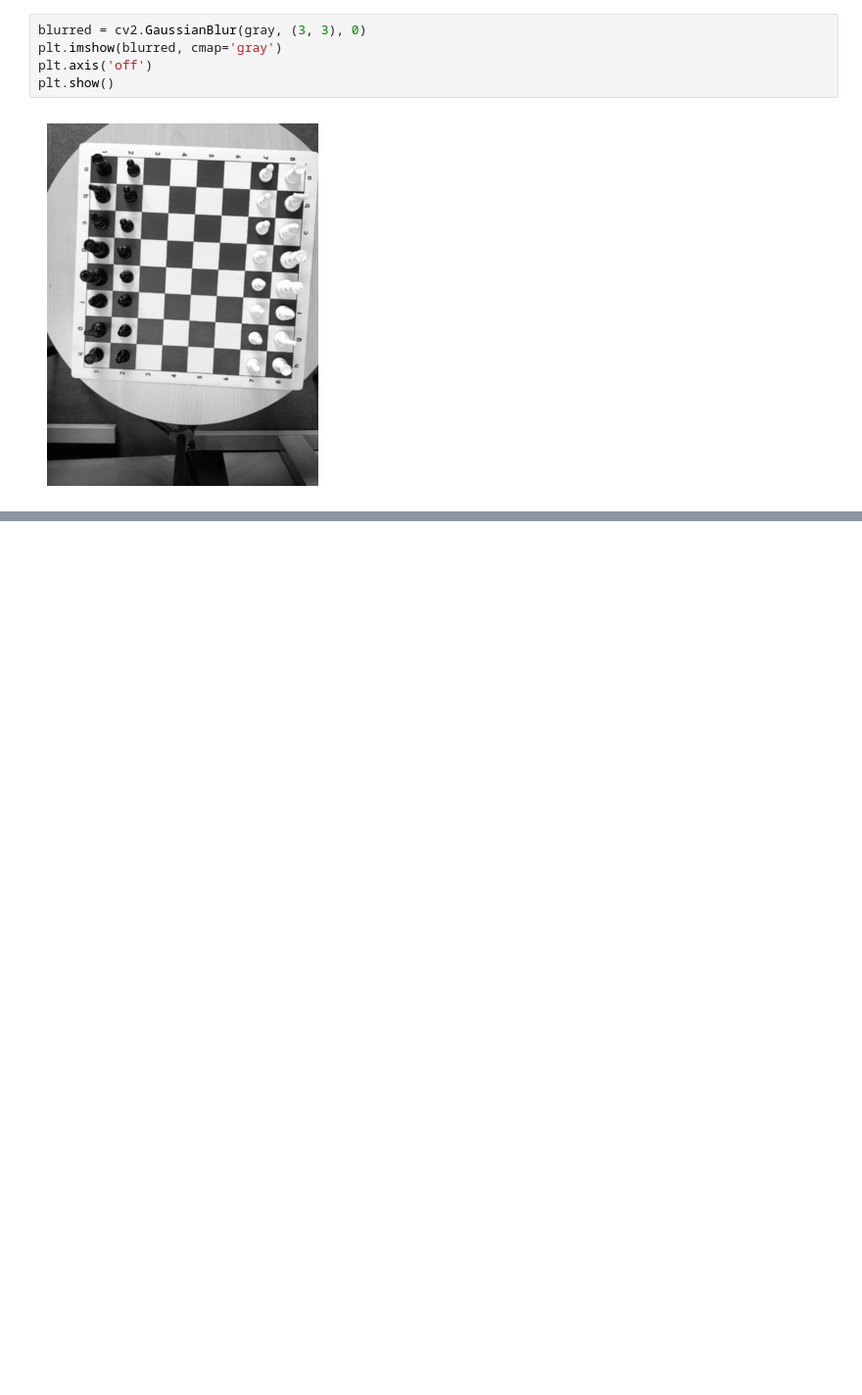
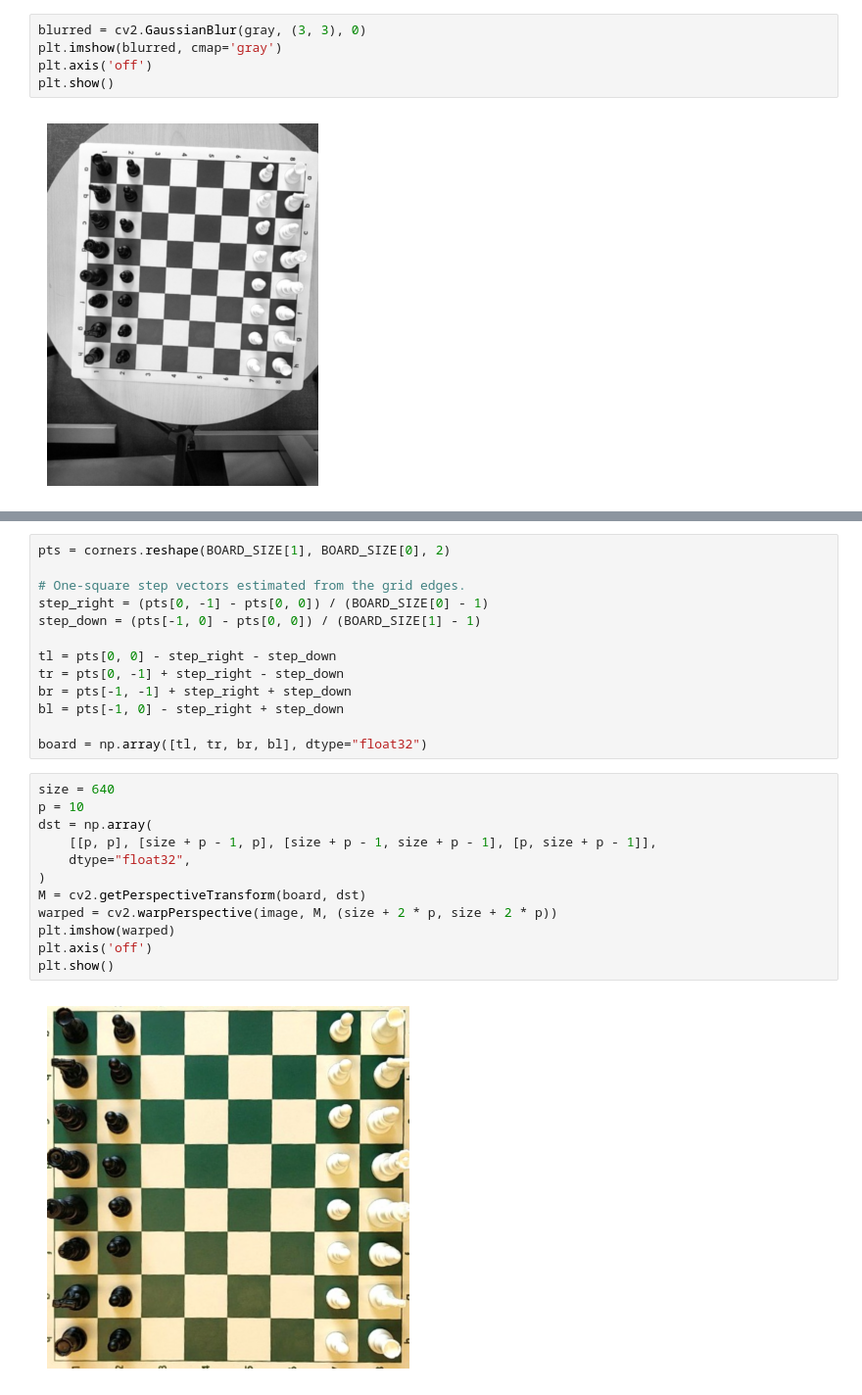
Before and after one commit to WatskeBart/chessvision, a Jupyter notebook: notebooks/chessboard_detection/find_chessboard.ipynb, the cells around one changed output, grey strips where cells are left out. Shown at 98% size. Cells and saved outputs as stored; diff of their text form; blank space fills up the shorter version.

```diff
--- a/notebooks/chessboard_detection/find_chessboard.ipynb
+++ b/notebooks/chessboard_detection/find_chessboard.ipynb
@@ -36,0 +44,27 @@ if corners[0]:
+# %%
+pts = corners.reshape(BOARD_SIZE[1], BOARD_SIZE[0], 2)
+
+# One-square step vectors estimated from the grid edges.
+step_right = (pts[0, -1] - pts[0, 0]) / (BOARD_SIZE[0] - 1)
+step_down = (pts[-1, 0] - pts[0, 0]) / (BOARD_SIZE[1] - 1)
+
+tl = pts[0, 0] - step_right - step_down
+tr = pts[0, -1] + step_right - step_down
+br = pts[-1, -1] + step_right + step_down
+bl = pts[-1, 0] - step_right + step_down
+
+board = np.array([tl, tr, br, bl], dtype="float32")
+# %%
+size = 640
+p = 10
+dst = np.array(
+    [[p, p], [size + p - 1, p], [size + p - 1, size + p - 1], [p, size + p - 1]],
+    dtype="float32",
+)
+M = cv2.getPerspectiveTransform(board, dst)
+warped = cv2.warpPerspective(image, M, (size + 2 * p, size + 2 * p))
+plt.imshow(warped)
+plt.axis('off')
+plt.show()
+# %% [output]
+[figure, added]
```
Also changed, not shown: parts of 2 cells of this notebook.
